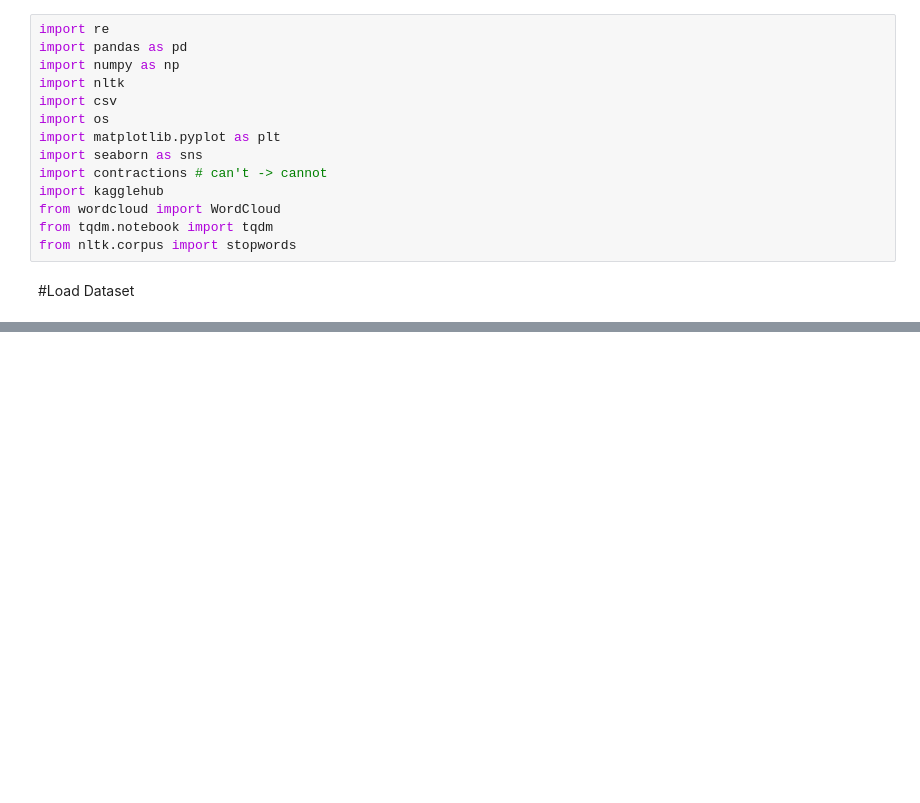
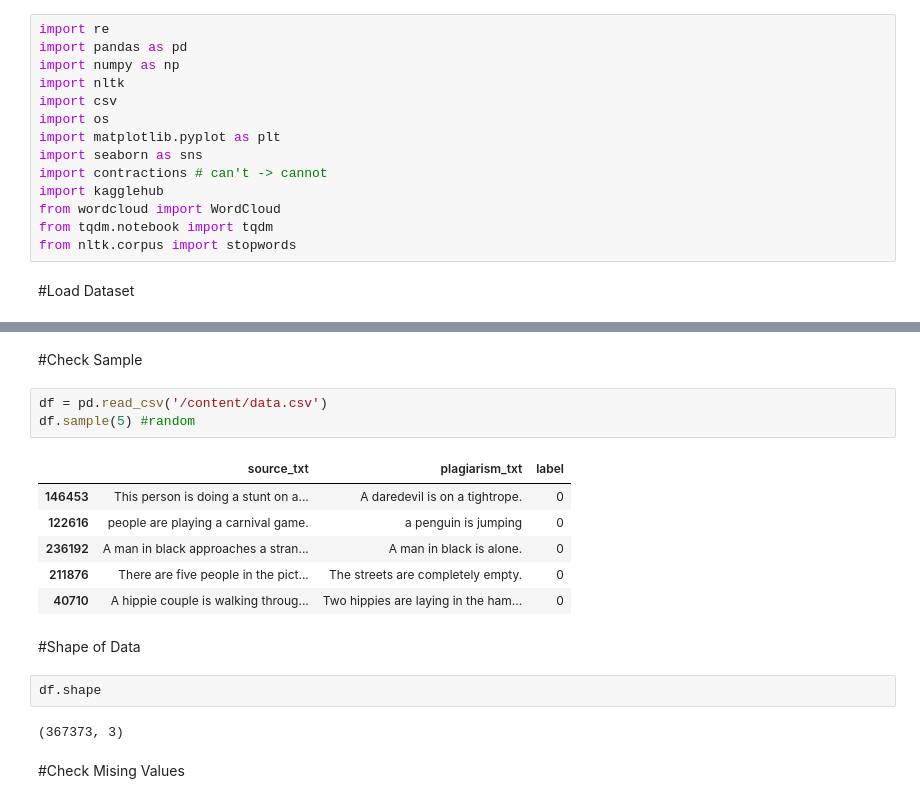
Before and after one commit to Theanh130124/SIC_Plagiarism_Detector, a Jupyter notebook: Plagiarism_Detector.ipynb, the cells around one changed output, grey strips where cells are left out. Cells and saved outputs as stored; diff of their text form; blank space fills up the shorter version.

```diff
--- a/Plagiarism_Detector.ipynb
+++ b/Plagiarism_Detector.ipynb
@@ -52,0 +53,20 @@ with open('data.csv', 'w', newline= '') as csvfile:
+# %% [markdown]
+#Check Sample
+# %%
+df = pd.read_csv('/content/data.csv')
+df.sample(5) #random
+# %% [output]
+|  | source_txt | plagiarism_txt | label |
+| 146453 | This person is doing a stunt on a... | A daredevil is on a tightrope. | 0 |
+| 122616 | people are playing a carnival game. | a penguin is jumping | 0 |
+| 236192 | A man in black approaches a stran... | A man in black is alone. | 0 |
+| 211876 | There are five people in the pict... | The streets are completely empty. | 0 |
+| 40710 | A hippie couple is walking throug... | Two hippies are laying in the ham... | 0 |
+# %% [markdown]
+#Shape of Data
+# %%
+df.shape
+# %% [output]
+(367373, 3)
+# %% [markdown]
+#Check Mising Values
```
Also changed, not shown: parts of 8 cells of this notebook.
